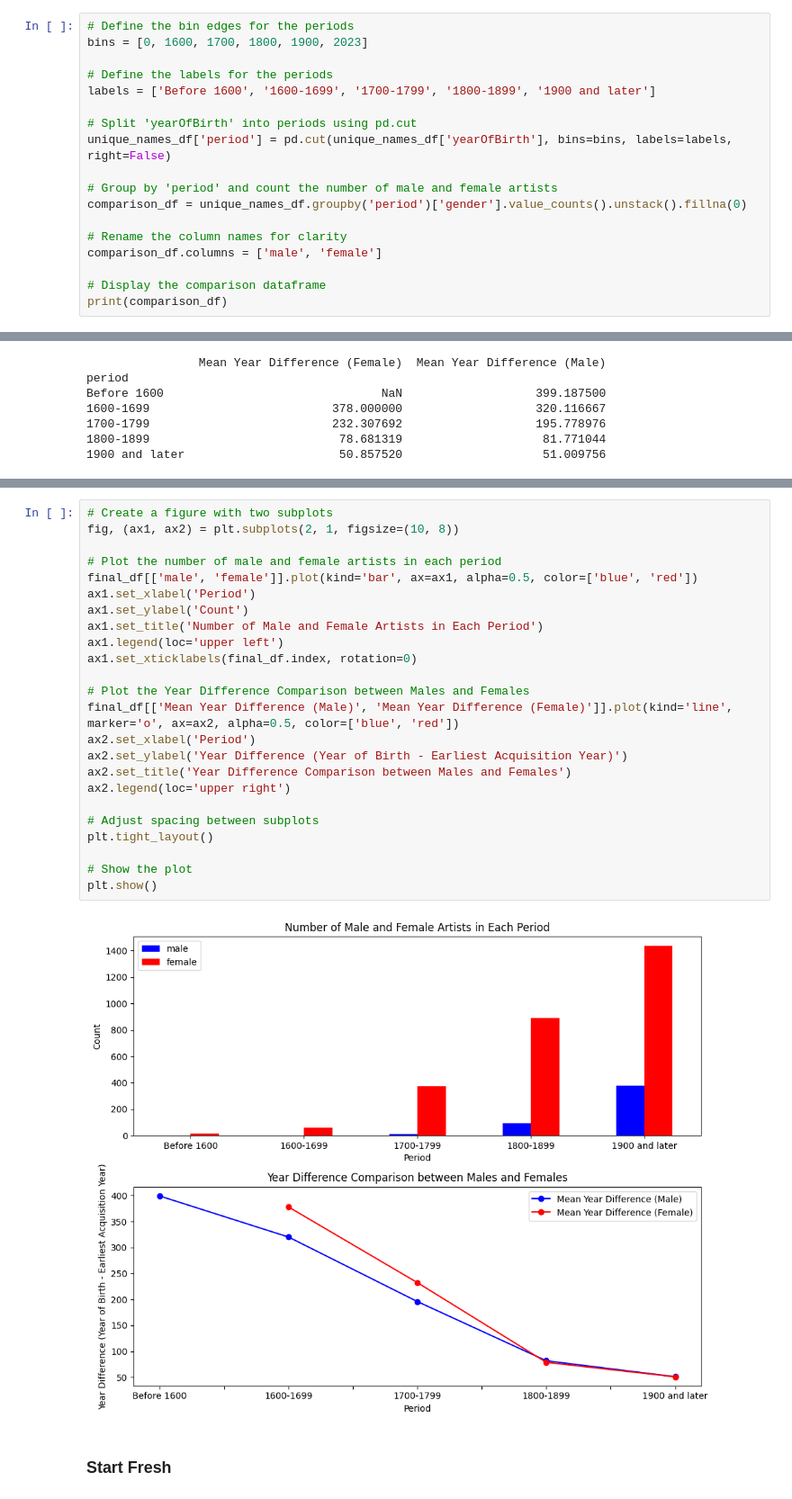
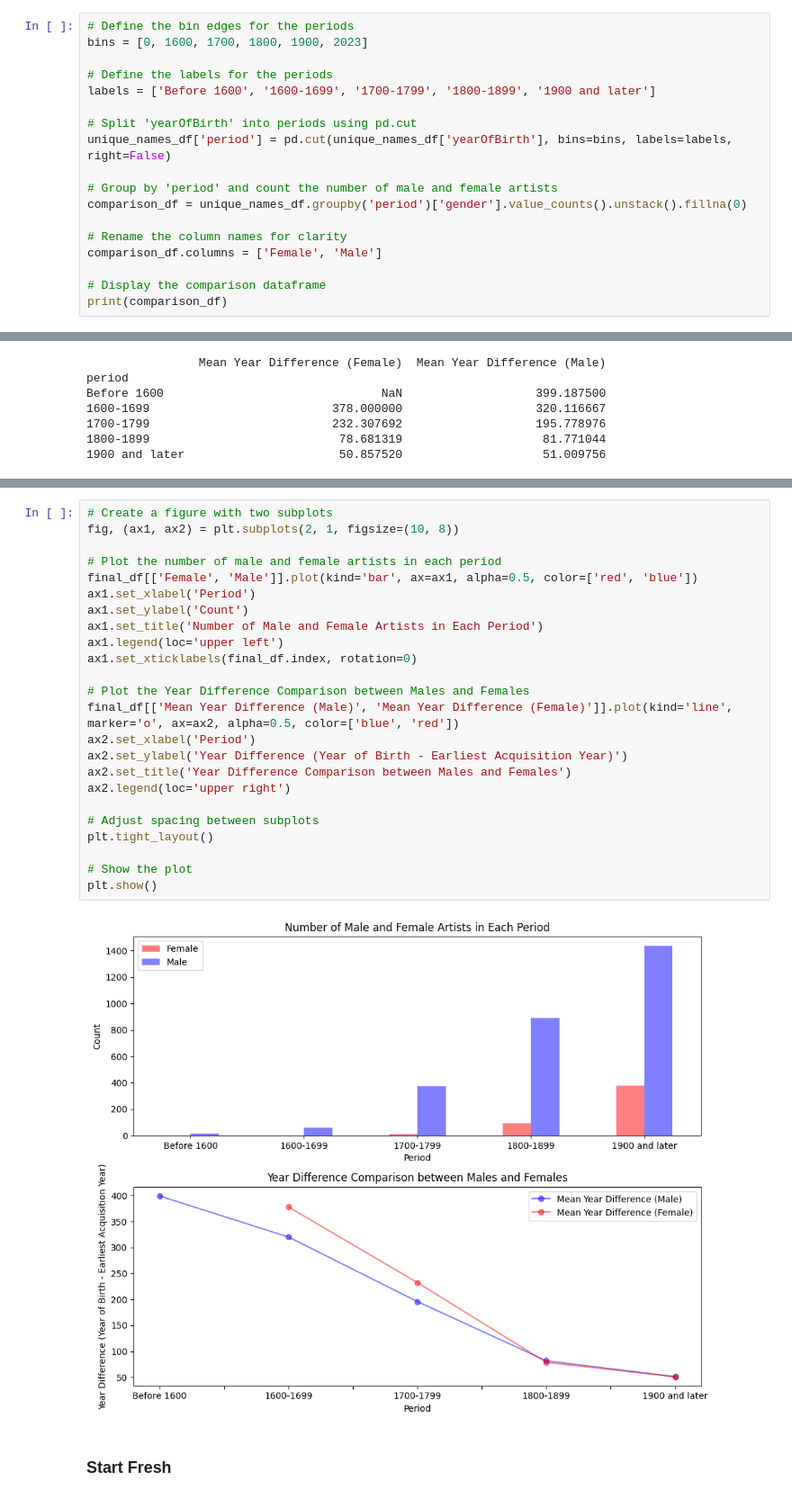
Before and after one commit to jennylzx/dissertation, a Jupyter notebook: notebooks/Tate_acquisitionYear.ipynb, the cells around one changed output, grey strips where cells are left out. Shown at 90% size. Drawn from its saved outputs; the diff is of its cells as text.

```diff
--- a/notebooks/Tate_acquisitionYear.ipynb
+++ b/notebooks/Tate_acquisitionYear.ipynb
@@ -210,7 +210,7 @@ unique_names_df['period'] = pd.cut(unique_names_df['yearOfBirth'], bins=bins, la
 comparison_df = unique_names_df.groupby('period')['gender'].value_counts().unstack().fillna(0)
 
 # Rename the column names for clarity
-comparison_df.columns = ['male', 'female']
+comparison_df.columns = ['Female', 'Male']
 
 # Display the comparison dataframe
 print(comparison_df)
@@ -287,29 +287,29 @@ final_df
 # %%
 # Create a figure with two subplots
 fig, (ax1, ax2) = plt.subplots(2, 1, figsize=(10, 8))
 
 # Plot the number of male and female artists in each period
-final_df[['male', 'female']].plot(kind='bar', ax=ax1, alpha=0.5, color=['blue', 'red'])
+final_df[['Female', 'Male']].plot(kind='bar', ax=ax1, alpha=0.5, color=['red', 'blue'])
 ax1.set_xlabel('Period')
 ax1.set_ylabel('Count')
 ax1.set_title('Number of Male and Female Artists in Each Period')
 ax1.legend(loc='upper left')
 ax1.set_xticklabels(final_df.index, rotation=0)
 
 # Plot the Year Difference Comparison between Males and Females
 final_df[['Mean Year Difference (Male)', 'Mean Year Difference (Female)']].plot(kind='line', marker='o', ax=ax2, alpha=0.5, color=['blue', 'red'])
 ax2.set_xlabel('Period')
 ax2.set_ylabel('Year Difference (Year of Birth - Earliest Acquisition Year)')
 ax2.set_title('Year Difference Comparison between Males and Females')
 ax2.legend(loc='upper right')
 
 # Adjust spacing between subplots
 plt.tight_layout()
 
 # Show the plot
 plt.show()
 # %% [output]
-[figure, old version]
+[figure, new version]
 # %% [markdown]
 ### Start Fresh
 # %%
```
Also changed, not shown: parts of 3 cells of this notebook, 8 other files.
